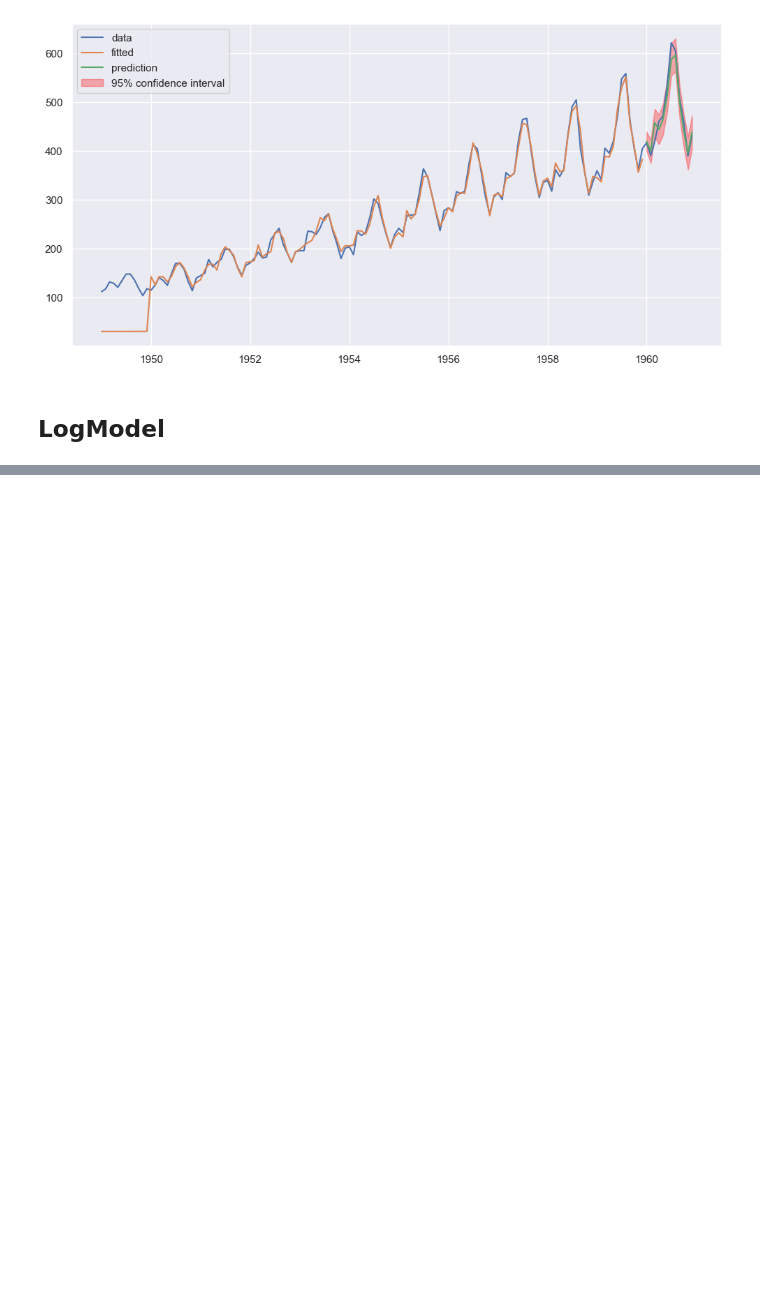
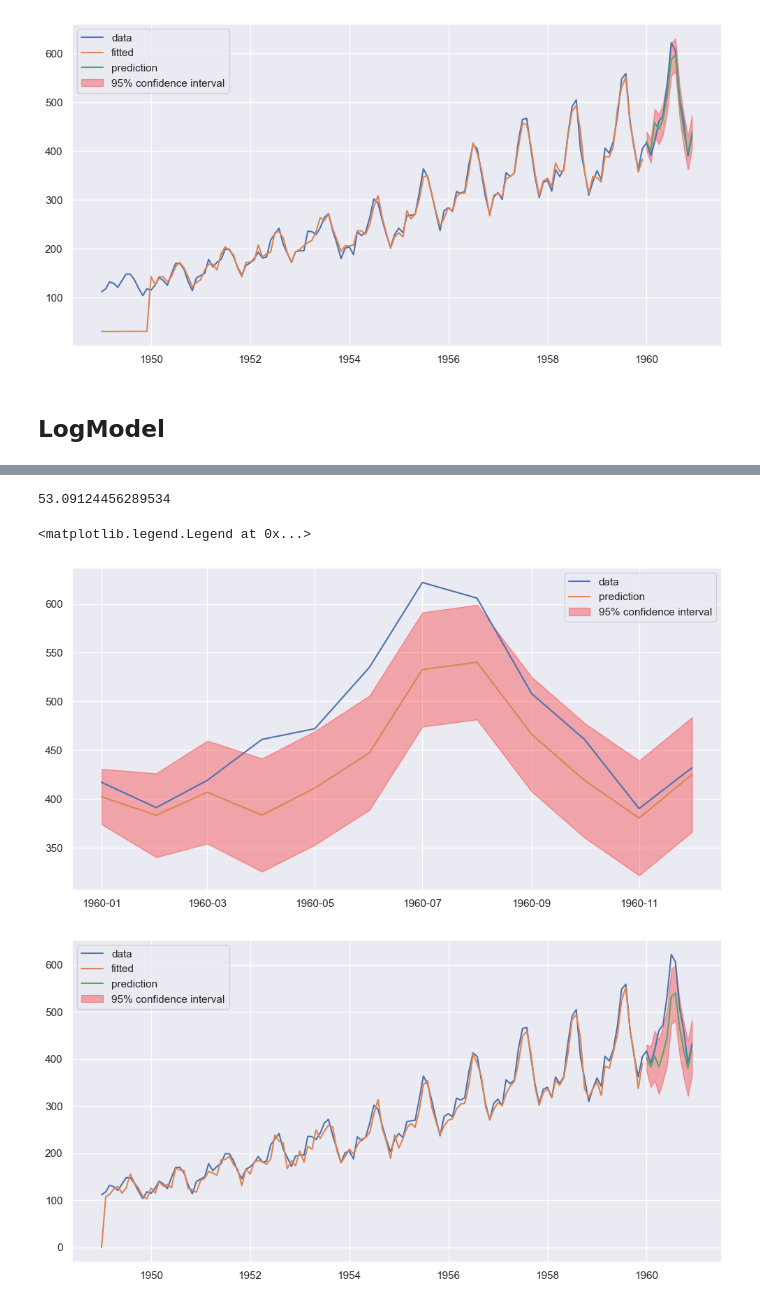
Before and after one commit to AndreiRoibu/AIforFinancialEngineering, a Jupyter notebook: TimeSeriesAnalysis/ARIMAmodels/AutoARIMA.ipynb, the cells around one changed output, grey strips where cells are left out. Saved outputs shown, nothing was run; the diff lists cells and outputs as text; code cells hidden in the pictures; blank space fills up the shorter version.

Commit message:
updating autoARIMA code

```diff
--- a/TimeSeriesAnalysis/ARIMAmodels/AutoARIMA.ipynb
+++ b/TimeSeriesAnalysis/ARIMAmodels/AutoARIMA.ipynb
@@ -147,0 +194,14 @@ ax.legend()
+# %%
+model = pm.auto_arima(
+    train['Passengers'],
+    trace=True, # trace which models auto_arima is trying
+    surpress_warnings=True, # surpress warnings
+    seasonal=False, # do NOT use seasonal ARIMA
+    max_p=12, # max p is 12
+    max_q=2, # max q is 2
+    max_order = 14,
+    stepwise=False, # use stepwise algorithm to find best model instead of grid search (faster)
+    d=0, # no differencing
+)
+
+model.summary() # print model summary
@@ -147,0 +255,26 @@ ax.legend()
+# %%
+test_pred, confint = model.predict(n_periods=Ntest, return_conf_int=True) # predict on test set and get confidence intervals for predictions (95% by default)
+
+fig, ax = plt.subplots(figsize=(12, 6))
+ax.plot(test.index, test['Passengers'], label='data')
+ax.plot(test.index, test_pred, label='prediction')
+ax.fill_between(test.index, confint[:, 0], confint[:, 1], alpha=0.3, color='red', label='95% confidence interval')
+ax.legend()
+
+print(rmse(test['Passengers'], test_pred))
+
+train_pred = model.predict_in_sample(start=0, end=-1) # predict on training set (in-sample)
+
+fig, ax = plt.subplots(figsize=(12, 6))
+ax.plot(df.index, df['Passengers'], label='data')
+ax.plot(train.index, train_pred, label='fitted')
+ax.plot(test.index, test_pred, label='prediction')
+ax.fill_between(test.index, confint[:, 0], confint[:, 1], alpha=0.3, color='red', label='95% confidence interval')
+ax.legend()
+
+ax.legend()
+# %% [output]
+53.09124456289534
+<matplotlib.legend.Legend at 0x...>
+[figure, added]
+[figure, added]
```
Also changed, not shown: parts of 9 cells of this notebook.
